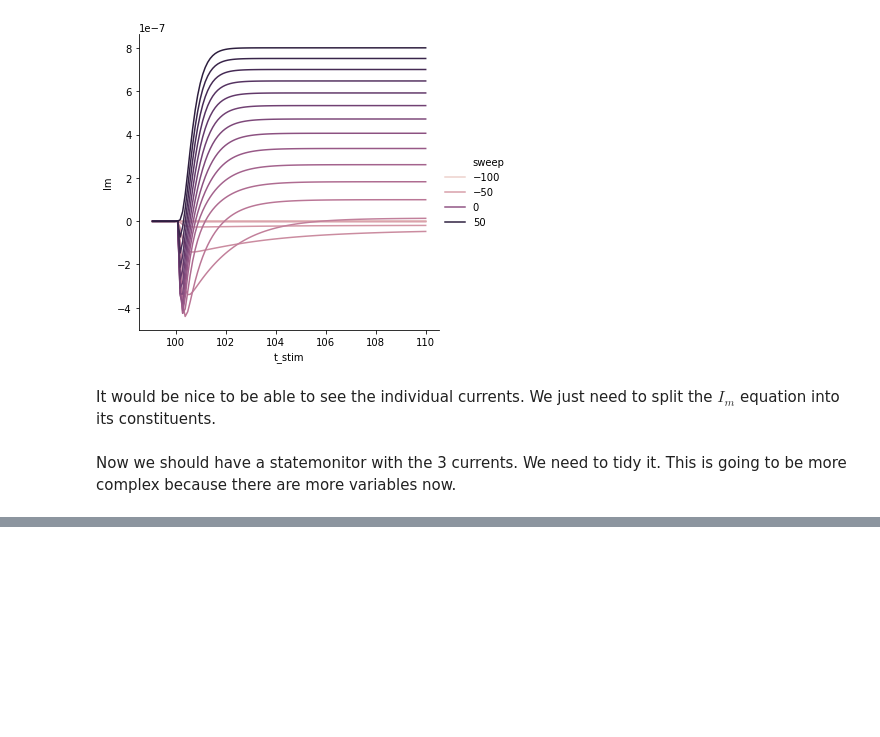
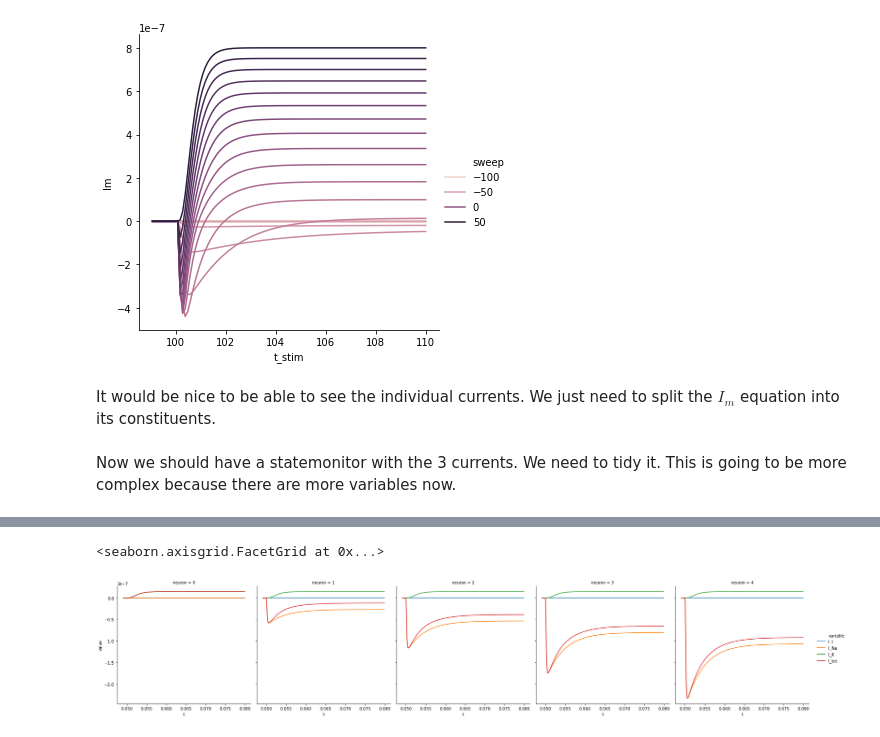
Before and after one commit to linusconrad/neurodynamics-learning, a Jupyter notebook: HHsandbox.ipynb, the cells around one changed output, grey strips where cells are left out. Saved outputs shown, nothing was run; the diff lists cells and outputs as text; code cells hidden in the pictures; blank space fills up the shorter version.

Commit message:
wrote tidier for multichannel multineuron sim

```diff
--- a/HHsandbox.ipynb
+++ b/HHsandbox.ipynb
@@ -642,0 +754,48 @@ SyntaxError: unexpected EOF while parsing (<ipython-input-101-b540611c2bec>, lin
+# %%
+# Write the tidier
+def tidy_HHcurrents(monobjct):
+    # Number of neurons
+    n_neuron = monobjct.I_Na.shape[0]
+    # wide format with Neuron as column
+    resultdf = pd.DataFrame(monobjct.I_Na).transpose()
+    # add time variable then melt by neuron
+    resultdf['t'] = pd.Series(np.array(monobjct.t))
+    resultdf = pd.melt(resultdf,
+                   value_vars = list(range(0, n_neuron)),
+                   id_vars = ['t'],
+                   var_name = "neuron",
+                   value_name = 'I_Na')
+
+    # create long dfs from the other variables
+    Il = pd.DataFrame(monobjct.I_l).transpose()
+    Il = pd.melt(Il,
+        value_vars = list(range(0, n_neuron)),
+        var_name = "neuron",
+        value_name = 'I_l')['I_l']
+
+    IK = pd.DataFrame(monobjct.I_K).transpose()
+    IK = pd.melt(IK,
+        value_vars = list(range(0, n_neuron)),
+        var_name = "neuron",
+        value_name = 'I_K')['I_K']
+
+    # add the columns to the object
+    resultdf = resultdf.assign(I_l = Il, I_K = IK)
+    resultdf['I_tot'] = resultdf['I_Na'] + resultdf['I_l'] + resultdf['I_K']
+    return(resultdf)
+# %%
+# filter for the relevant time points
+# melt long and then plot
+# melt and plot the thing
+gNa_varieddf = tidy_HHcurrents(statemon)
+sns.relplot(data = pd.melt(gNa_varieddf,
+                            value_vars = ['I_l', 'I_Na', 'I_K', 'I_tot'],
+                            id_vars = ['t', 'neuron']).query('t > 0.049 & t < 0.11'),
+            col = 'neuron',
+            kind = 'line',
+            hue = 'variable',
+            x = 't',
+            y = 'value')
+# %% [output]
+<seaborn.axisgrid.FacetGrid at 0x...>
+[figure, added]
```
Also changed, not shown: parts of 13 cells of this notebook, 1 other file.
